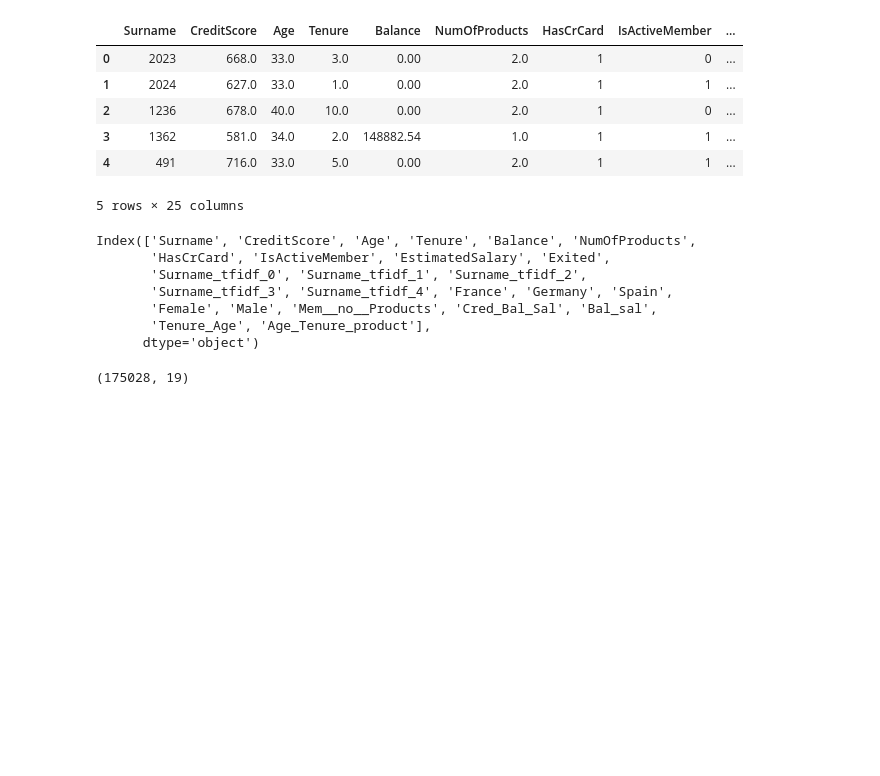
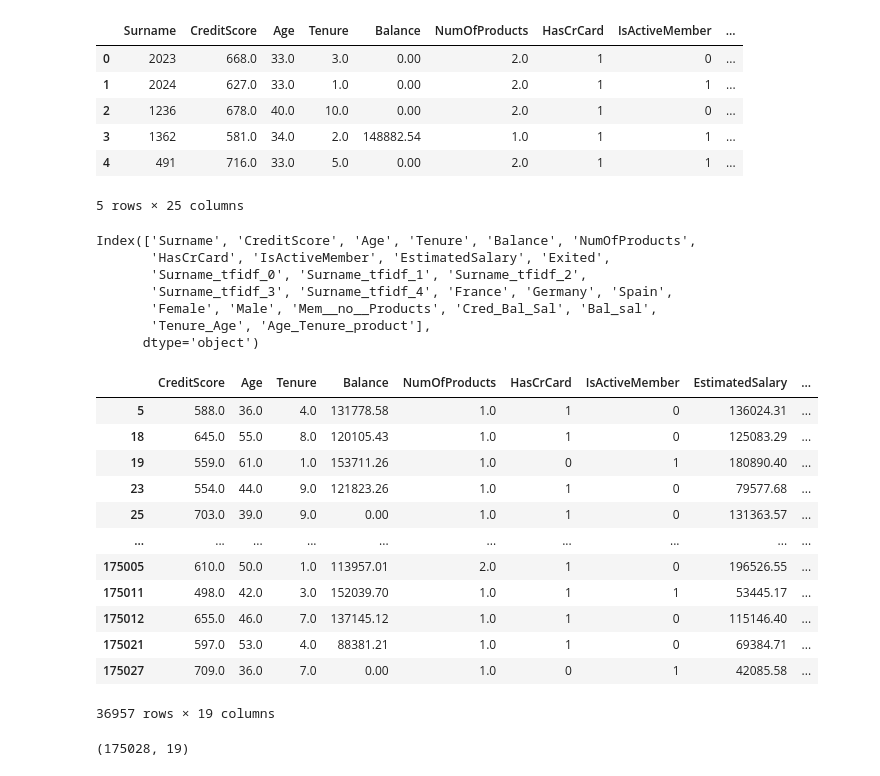
Before and after one commit to charangani/UMBC-DATA606-Capstone, a Jupyter notebook: notebooks/Charan_G_Capstone.ipynb, the cells around one changed output. Saved outputs shown, nothing was run; the diff lists cells and outputs as text; code cells hidden in the pictures; blank space fills up the shorter version.

```diff
--- a/notebooks/Charan_G_Capstone.ipynb
+++ b/notebooks/Charan_G_Capstone.ipynb
@@ -36,6 +60,22 @@ discarding_columns = ['Surname','Surname_tfidf_0', 'Surname_tfidf_1', 'Surname_t
        'Surname_tfidf_3', 'Surname_tfidf_4']
 # %%
 data.drop(discarding_columns,axis=1,inplace=True)
+# %%
+data[data['Exited']==1]
+# %% [output]
+|  | CreditScore | Age | Tenure | Balance | NumOfProducts | HasCrCard | IsActiveMember | EstimatedSalary | ... |
+| 5 | 588.0 | 36.0 | 4.0 | 131778.58 | 1.0 | 1 | 0 | 136024.31 | ... |
+| 18 | 645.0 | 55.0 | 8.0 | 120105.43 | 1.0 | 1 | 0 | 125083.29 | ... |
+| 19 | 559.0 | 61.0 | 1.0 | 153711.26 | 1.0 | 0 | 1 | 180890.40 | ... |
+| 23 | 554.0 | 44.0 | 9.0 | 121823.26 | 1.0 | 1 | 0 | 79577.68 | ... |
+| 25 | 703.0 | 39.0 | 9.0 | 0.00 | 1.0 | 1 | 0 | 131363.57 | ... |
+| ... | ... | ... | ... | ... | ... | ... | ... | ... | ... |
+| 175005 | 610.0 | 50.0 | 1.0 | 113957.01 | 2.0 | 1 | 0 | 196526.55 | ... |
+| 175011 | 498.0 | 42.0 | 3.0 | 152039.70 | 1.0 | 1 | 1 | 53445.17 | ... |
+| 175012 | 655.0 | 46.0 | 7.0 | 137145.12 | 1.0 | 1 | 0 | 115146.40 | ... |
+| 175021 | 597.0 | 53.0 | 4.0 | 88381.21 | 1.0 | 1 | 0 | 69384.71 | ... |
+| 175027 | 709.0 | 36.0 | 7.0 | 0.00 | 1.0 | 0 | 1 | 42085.58 | ... |
+36957 rows × 19 columns
 # %%
 data.shape
 # %% [output]
```
Also changed, not shown: parts of 53 cells of this notebook.
